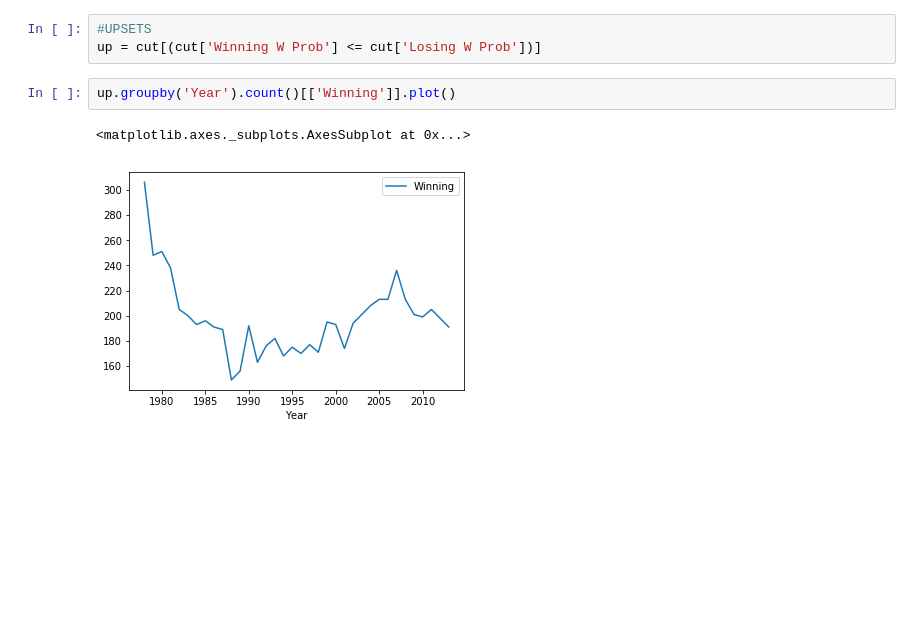
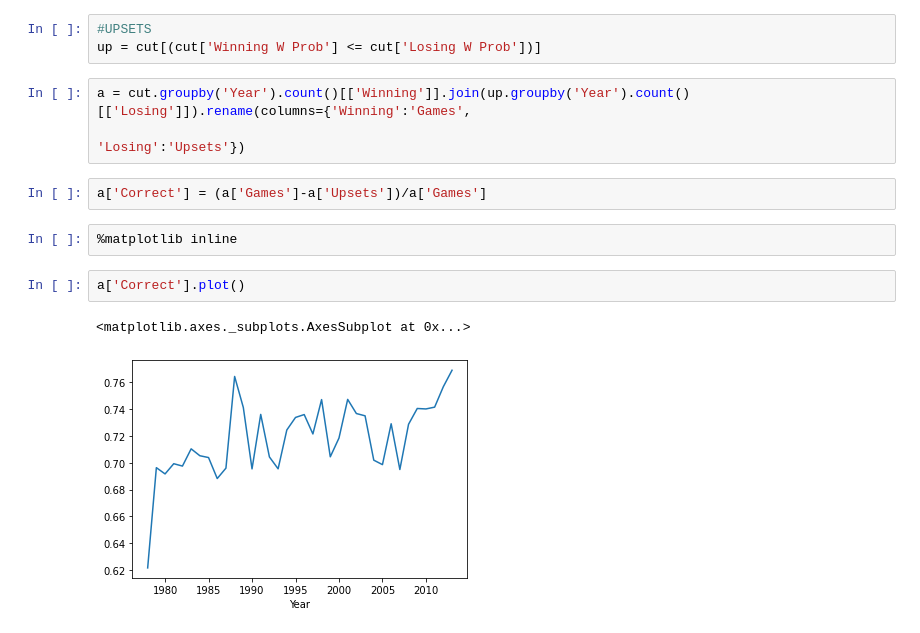
Before and after one commit to RyanAugust/elo, a Jupyter notebook: elo_testing.ipynb, the cells around one changed output. Drawn from its saved outputs; the diff is of its cells as text; blank space fills up the shorter version.

```diff
--- a/elo_testing.ipynb
+++ b/elo_testing.ipynb
@@ -131,11 +169,18 @@ for game in range(len(cut)):
 # %%
 #UPSETS
 up = cut[(cut['Winning W Prob'] <= cut['Losing W Prob'])]
-# %%
-up.groupby('Year').count()[['Winning']].plot()
-# %% [output]
-<matplotlib.axes._subplots.AxesSubplot at 0x...>
-[figure, removed]
+# %%
+a = cut.groupby('Year').count()[['Winning']].join(up.groupby('Year').count()[['Losing']]).rename(columns={'Winning':'Games',
+                                                                                                     'Losing':'Upsets'})
+# %%
+a['Correct'] = (a['Games']-a['Upsets'])/a['Games']
+# %%
+%matplotlib inline
+# %%
+a['Correct'].plot()
+# %% [output]
+<matplotlib.axes._subplots.AxesSubplot at 0x...>
+[figure, added]
 # %%
 (float(len(cut))-float(len(up)))/float(len(cut))
 # %% [output]
```
Also changed, not shown: parts of 22 cells of this notebook.
